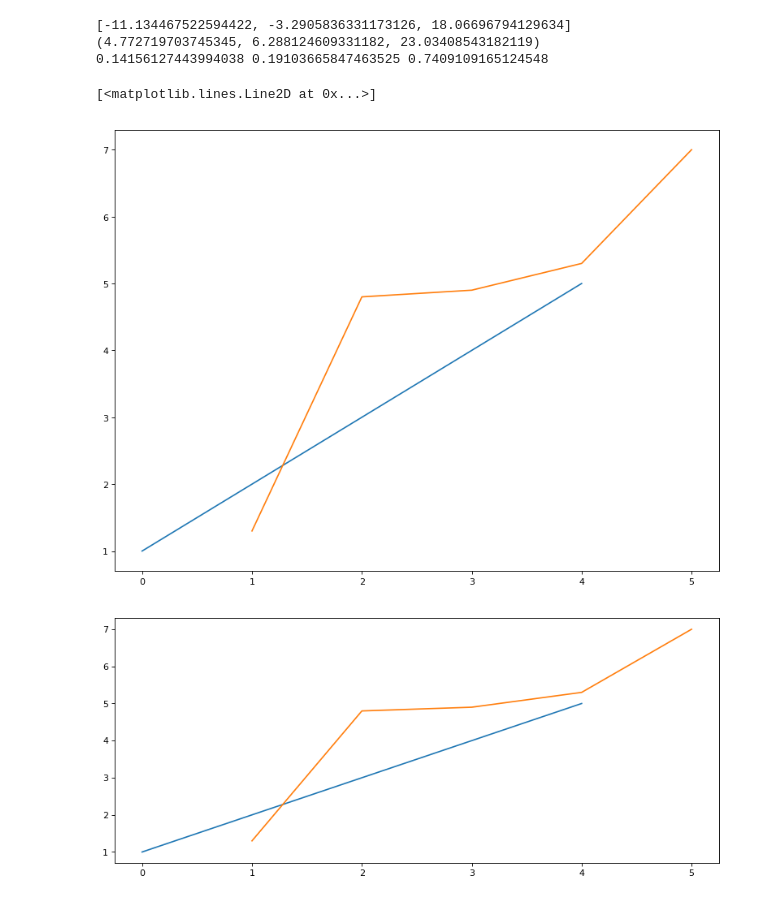
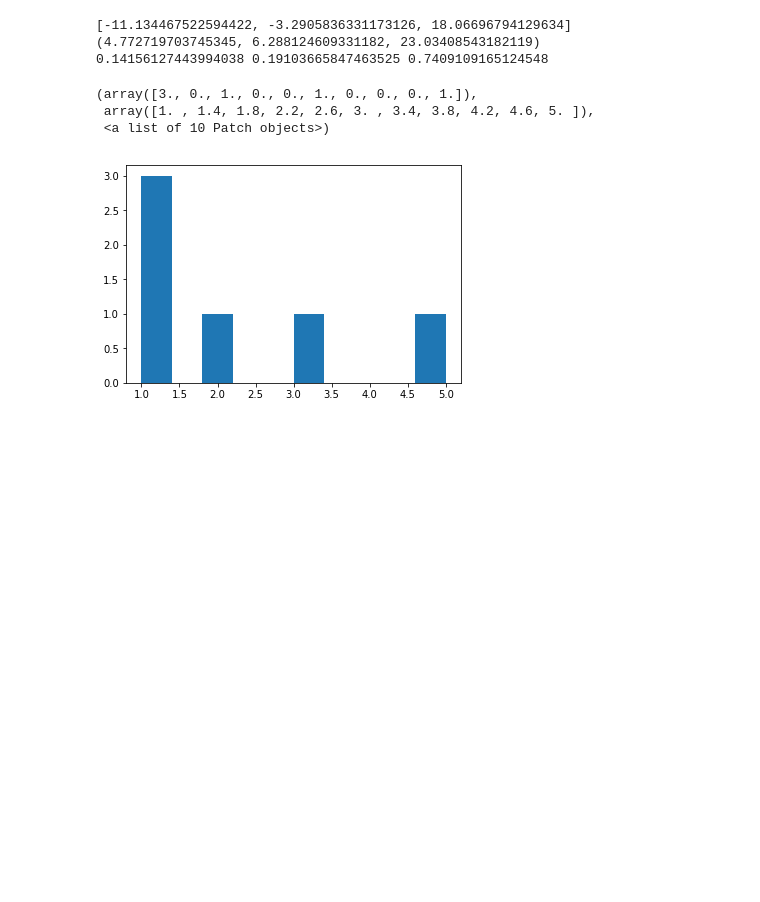
Before and after one commit to billzorn/titanic, a Jupyter notebook: notebooks/Lorenz attractor (Runge-Kutta method).ipynb, the cells around one changed output. Cells and saved outputs as stored; diff of their text form; code cells hidden in the pictures; blank space fills up the shorter version.

```diff
--- a/notebooks/Lorenz attractor (Runge-Kutta method).ipynb
+++ b/notebooks/Lorenz attractor (Runge-Kutta method).ipynb
@@ -590,24 +590,30 @@ obj.run(eqn=chua, ic=chua_case_ic, method=rk4)
 # %%
 import matplotlib.pyplot as plt
 from matplotlib.axes import Axes
 
 
-x = [1,2,3,4,5]
-y = [1.3,4.8,4.9,5.3,7.0]
+# x = [1,2,3,4,5]
+# y = [1.3,4.8,4.9,5.3,7.0]
 
-fig = plt.figure(figsize=(12,9), dpi=80)
-ax = fig.gca()
+# fig = plt.figure(figsize=(12,9), dpi=80)
+# ax = fig.gca()
 
-ax.plot(x)
-ax.plot(x,y)
+# ax.plot(x)
+# ax.plot(x,y)
 
 
-fig = plt.figure(figsize=(12,5), dpi=80)
-ax = fig.gca()
+# fig = plt.figure(figsize=(12,5), dpi=80)
+# ax = fig.gca()
 
-ax.plot(x)
-ax.plot(x,y)
+# ax.plot(x)
+# ax.plot(x,y)
+
+
+x = [1,1,1,5,3,2]
+
+plt.hist(x)
 # %% [output]
-[<matplotlib.lines.Line2D at 0x...>]
+(array([3., 0., 1., 0., 0., 1., 0., 0., 0., 1.]),
+ array([1. , 1.4, 1.8, 2.2, 2.6, 3. , 3.4, 3.8, 4.2, 4.6, 5. ]),
+ <a list of 10 Patch objects>)
-[figure, old version]
+[figure, new version]
-[figure, removed]
```
